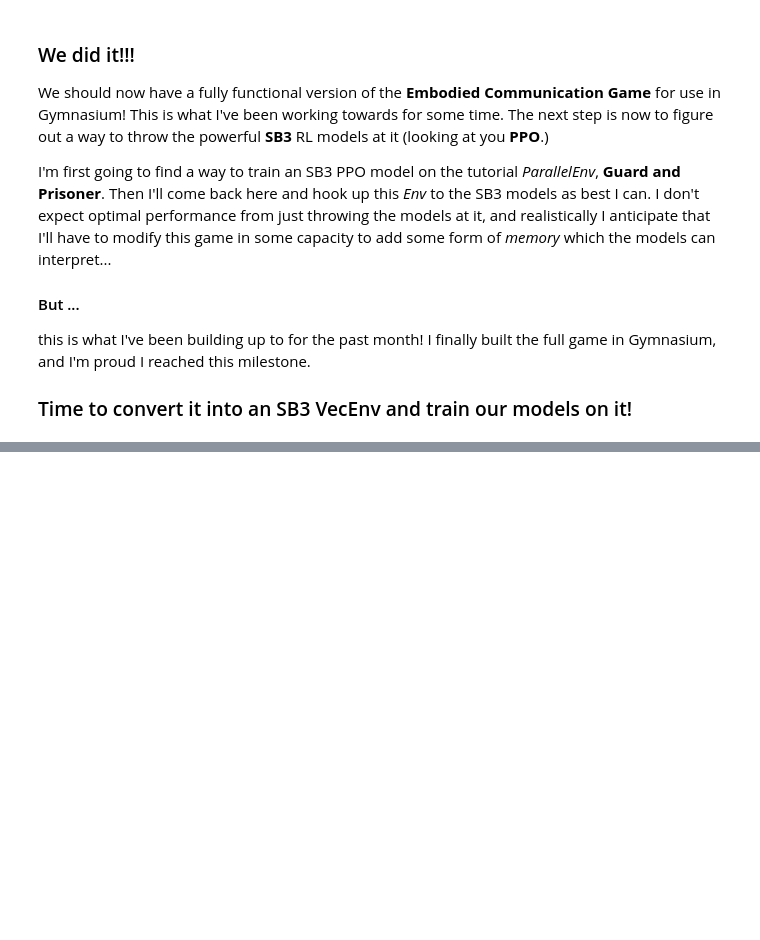
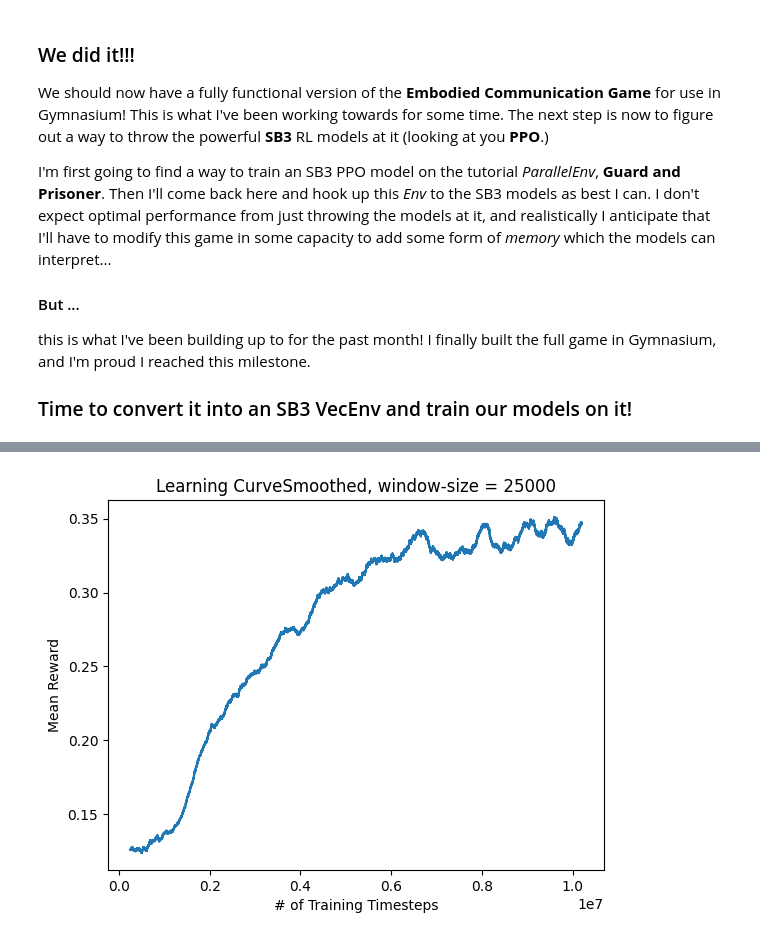
Before and after one commit to EvanMcCormick37/independent-study-F24-learning-RL-with-gymnasium, a Jupyter notebook: EmbodiedCommunicationGame.ipynb, the cells around one changed output, grey strips where cells are left out. Saved outputs shown, nothing was run; the diff lists cells and outputs as text; code cells hidden in the pictures; blank space fills up the shorter version.

```diff
--- a/EmbodiedCommunicationGame.ipynb
+++ b/EmbodiedCommunicationGame.ipynb
@@ -548,3 +557,8 @@ I'm first going to find a way to train an SB3 PPO model on the tutorial *Paralle
 this is what I've been building up to for the past month! I finally built the full game in Gymnasium, and I'm proud I reached this milestone.
 
 ### Time to convert it into an SB3 VecEnv and train our models on it!
+# %%
+log_dir = "C:/Users/Owner/Documents/GitHub/independent-study-F24-learning-RL-with-gymnasium/log"
+game = "ECG-v0"
+mPPO_dir = f"{log_dir}/{game}/mPPO/"
+os.makedirs(mPPO_dir, exist_ok=True)
@@ -550,0 +606,4 @@ this is what I've been building up to for the past month! I finally built the fu
+# %%
+plot_results(mPPO_dir, window = 25000, gaussian = True)
+# %% [output]
+[figure, added]
```
Also changed, not shown: parts of 8 cells of this notebook, 15 other files.
